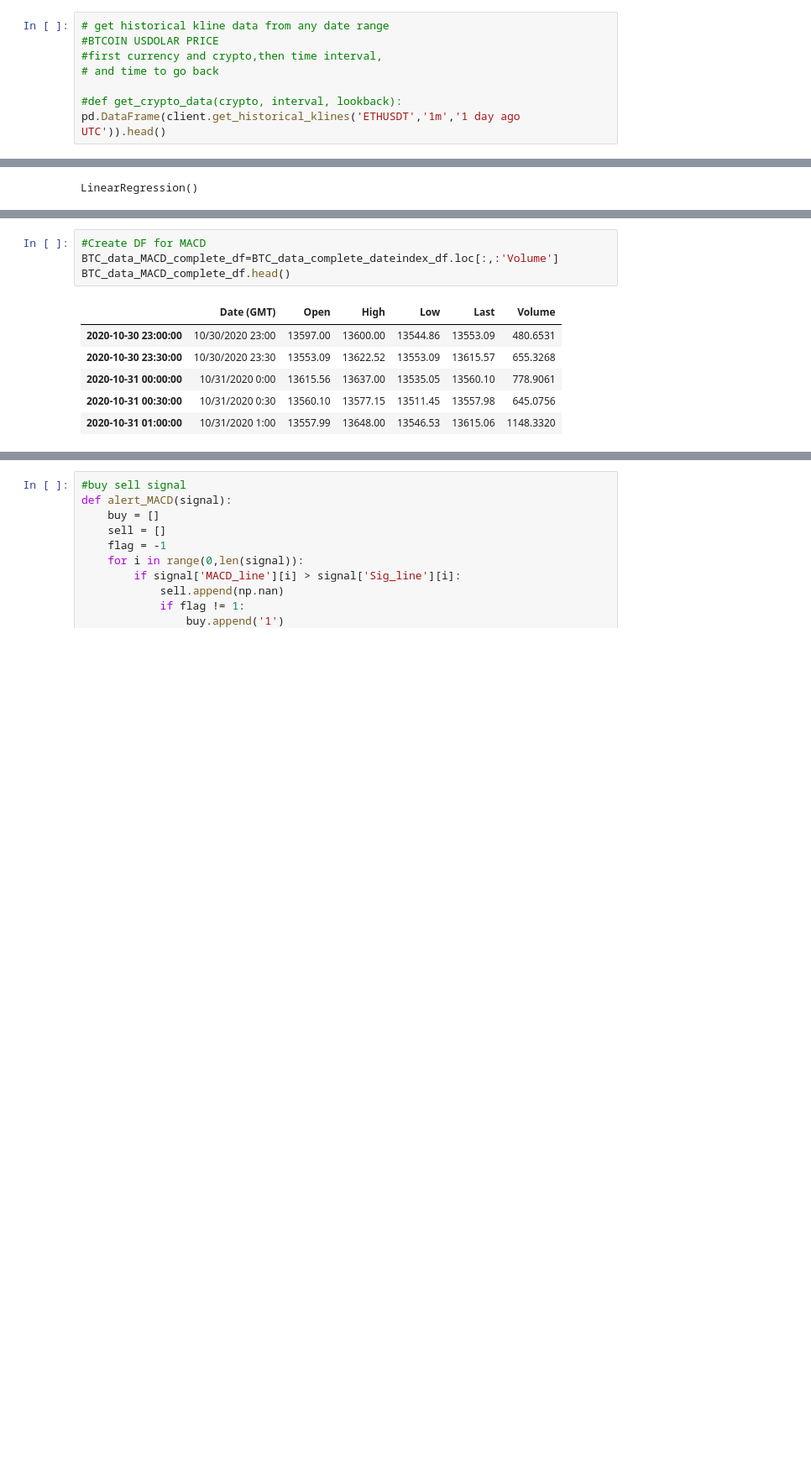
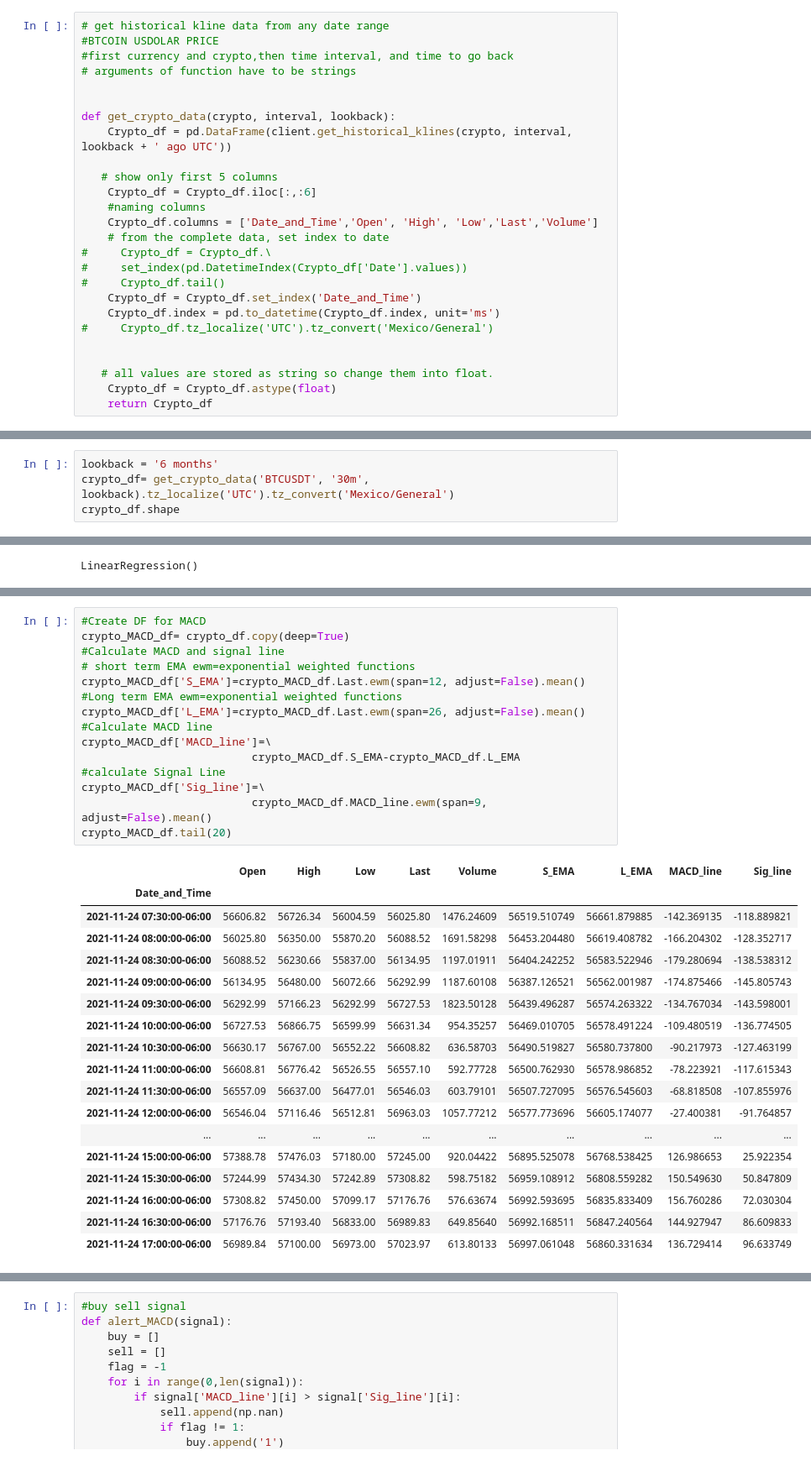
Before and after one commit to coldstrel/bitcoin_final, a Jupyter notebook: Team_4_Crypto_Bot.ipynb, the cells around one changed output, grey strips where cells are left out. Shown at 84% size. Drawn from its saved outputs; the diff is of its cells as text; blank space fills up the shorter version.

```diff
--- a/Team_4_Crypto_Bot.ipynb
+++ b/Team_4_Crypto_Bot.ipynb
@@ -42,8 +29,26 @@ client = Client(API_Key, Secret_Key)
 # %%
 # get historical kline data from any date range
 #BTCOIN USDOLAR PRICE
-#first currency and crypto,then time interval,
-# and time to go back
+#first currency and crypto,then time interval, and time to go back
+# arguments of function have to be strings
 
-#def get_crypto_data(crypto, interval, lookback):
-pd.DataFrame(client.get_historical_klines('ETHUSDT','1m','1 day ago UTC')).head()
+
+def get_crypto_data(crypto, interval, lookback):
+    Crypto_df = pd.DataFrame(client.get_historical_klines(crypto, interval, lookback + ' ago UTC'))
+
+   # show only first 5 columns
+    Crypto_df = Crypto_df.iloc[:,:6]
+    #naming columns
+    Crypto_df.columns = ['Date_and_Time','Open', 'High', 'Low','Last','Volume']
+    # from the complete data, set index to date
+#     Crypto_df = Crypto_df.\
+#     set_index(pd.DatetimeIndex(Crypto_df['Date'].values))
+#     Crypto_df.tail()
+    Crypto_df = Crypto_df.set_index('Date_and_Time')
+    Crypto_df.index = pd.to_datetime(Crypto_df.index, unit='ms')
+#     Crypto_df.tz_localize('UTC').tz_convert('Mexico/General')
+
+
+   # all values are stored as string so change them into float.
+    Crypto_df = Crypto_df.astype(float)
+    return Crypto_df
@@ -91,0 +57,4 @@ BTC_data_complete_dateindex_df.tail()
+# %%
+lookback = '6 months'
+crypto_df= get_crypto_data('BTCUSDT', '30m', lookback).tz_localize('UTC').tz_convert('Mexico/General')
+crypto_df.shape
@@ -301,11 +640,34 @@ plt.show()
 # %%
 #Create DF for MACD
-BTC_data_MACD_complete_df=BTC_data_complete_dateindex_df.loc[:,:'Volume']
-BTC_data_MACD_complete_df.head()
+crypto_MACD_df= crypto_df.copy(deep=True)
+#Calculate MACD and signal line
+# short term EMA ewm=exponential weighted functions
+crypto_MACD_df['S_EMA']=crypto_MACD_df.Last.ewm(span=12, adjust=False).mean()
+#Long term EMA ewm=exponential weighted functions
+crypto_MACD_df['L_EMA']=crypto_MACD_df.Last.ewm(span=26, adjust=False).mean()
+#Calculate MACD line
+crypto_MACD_df['MACD_line']=\
+                          crypto_MACD_df.S_EMA-crypto_MACD_df.L_EMA
+#calculate Signal Line
+crypto_MACD_df['Sig_line']=\
+                          crypto_MACD_df.MACD_line.ewm(span=9, adjust=False).mean()
+crypto_MACD_df.tail(20)
 # %% [output]
-|  | Date (GMT) | Open | High | Low | Last | Volume |
-| 2020-10-30 23:00:00 | 10/30/2020 23:00 | 13597.00 | 13600.00 | 13544.86 | 13553.09 | 480.6531 |
-| 2020-10-30 23:30:00 | 10/30/2020 23:30 | 13553.09 | 13622.52 | 13553.09 | 13615.57 | 655.3268 |
-| 2020-10-31 00:00:00 | 10/31/2020 0:00 | 13615.56 | 13637.00 | 13535.05 | 13560.10 | 778.9061 |
-| 2020-10-31 00:30:00 | 10/31/2020 0:30 | 13560.10 | 13577.15 | 13511.45 | 13557.98 | 645.0756 |
-| 2020-10-31 01:00:00 | 10/31/2020 1:00 | 13557.99 | 13648.00 | 13546.53 | 13615.06 | 1148.3320 |
+|  | Open | High | Low | Last | Volume | S_EMA | L_EMA | MACD_line | Sig_line |
+| Date_and_Time |  |  |  |  |  |  |  |  |  |
+| 2021-11-24 07:30:00-06:00 | 56606.82 | 56726.34 | 56004.59 | 56025.80 | 1476.24609 | 56519.510749 | 56661.879885 | -142.369135 | -118.889821 |
+| 2021-11-24 08:00:00-06:00 | 56025.80 | 56350.00 | 55870.20 | 56088.52 | 1691.58298 | 56453.204480 | 56619.408782 | -166.204302 | -128.352717 |
+| 2021-11-24 08:30:00-06:00 | 56088.52 | 56230.66 | 55837.00 | 56134.95 | 1197.01911 | 56404.242252 | 56583.522946 | -179.280694 | -138.538312 |
+| 2021-11-24 09:00:00-06:00 | 56134.95 | 56480.00 | 56072.66 | 56292.99 | 1187.60108 | 56387.126521 | 56562.001987 | -174.875466 | -145.805743 |
+| 2021-11-24 09:30:00-06:00 | 56292.99 | 57166.23 | 56292.99 | 56727.53 | 1823.50128 | 56439.496287 | 56574.263322 | -134.767034 | -143.598001 |
+| 2021-11-24 10:00:00-06:00 | 56727.53 | 56866.75 | 56599.99 | 56631.34 | 954.35257 | 56469.010705 | 56578.491224 | -109.480519 | -136.774505 |
+| 2021-11-24 10:30:00-06:00 | 56630.17 | 56767.00 | 56552.22 | 56608.82 | 636.58703 | 56490.519827 | 56580.737800 | -90.217973 | -127.463199 |
+| 2021-11-24 11:00:00-06:00 | 56608.81 | 56776.42 | 56526.55 | 56557.10 | 592.77728 | 56500.762930 | 56578.986852 | -78.223921 | -117.615343 |
+| 2021-11-24 11:30:00-06:00 | 56557.09 | 56637.00 | 56477.01 | 56546.03 | 603.79101 | 56507.727095 | 56576.545603 | -68.818508 | -107.855976 |
+| 2021-11-24 12:00:00-06:00 | 56546.04 | 57116.46 | 56512.81 | 56963.03 | 1057.77212 | 56577.773696 | 56605.174077 | -27.400381 | -91.764857 |
+| ... | ... | ... | ... | ... | ... | ... | ... | ... | ... |
+| 2021-11-24 15:00:00-06:00 | 57388.78 | 57476.03 | 57180.00 | 57245.00 | 920.04422 | 56895.525078 | 56768.538425 | 126.986653 | 25.922354 |
+| 2021-11-24 15:30:00-06:00 | 57244.99 | 57434.30 | 57242.89 | 57308.82 | 598.75182 | 56959.108912 | 56808.559282 | 150.549630 | 50.847809 |
+| 2021-11-24 16:00:00-06:00 | 57308.82 | 57450.00 | 57099.17 | 57176.76 | 576.63674 | 56992.593695 | 56835.833409 | 156.760286 | 72.030304 |
+| 2021-11-24 16:30:00-06:00 | 57176.76 | 57193.40 | 56833.00 | 56989.83 | 649.85640 | 56992.168511 | 56847.240564 | 144.927947 | 86.609833 |
+| 2021-11-24 17:00:00-06:00 | 56989.84 | 57100.00 | 56973.00 | 57023.97 | 613.80133 | 56997.061048 | 56860.331634 | 136.729414 | 96.633749 |
```
Also changed, not shown: parts of 99 cells of this notebook.
